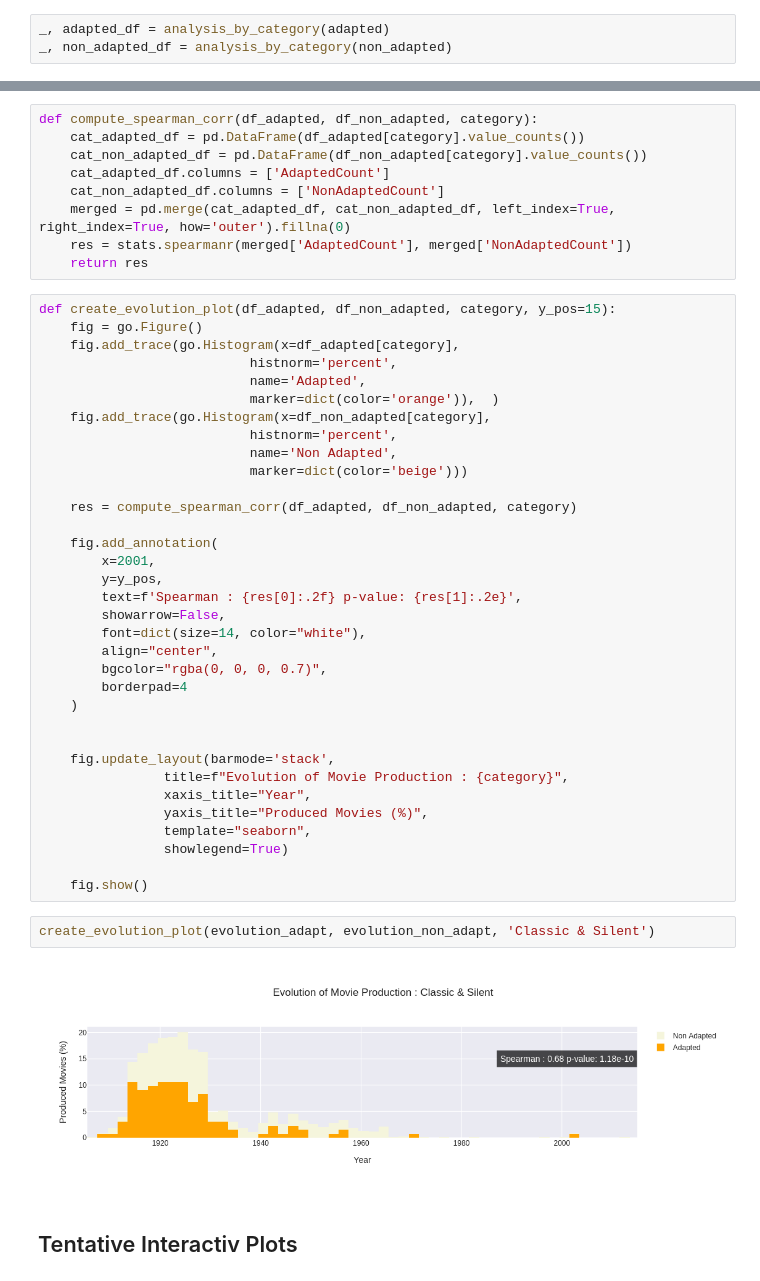
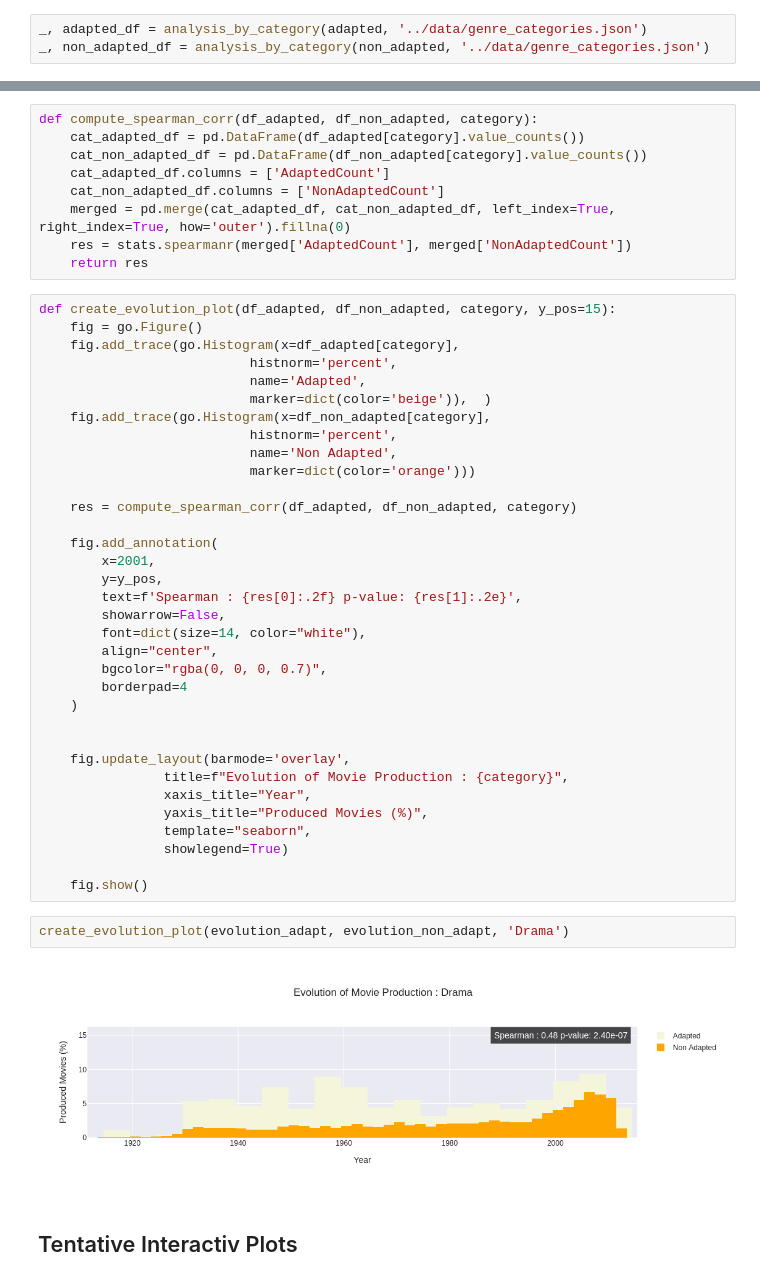
Before and after one commit to epfl-ada/ada-2024-project-padamalgame, a Jupyter notebook: src/evolution_category_analysis.ipynb, the cells around one changed output, grey strips where cells are left out. Saved outputs shown, nothing was run; the diff lists cells and outputs as text.

```diff
--- a/src/evolution_category_analysis.ipynb
+++ b/src/evolution_category_analysis.ipynb
@@ -19,8 +19,8 @@ non_adapted = all_movies[~all_movies['wikipedia_id'].isin(adapted['wikipedia_id'
 # %% [markdown]
 ## Category Analysis Evolution
 # %%
-_, adapted_df = analysis_by_category(adapted)
-_, non_adapted_df = analysis_by_category(non_adapted)
+_, adapted_df = analysis_by_category(adapted, '../data/genre_categories.json')
+_, non_adapted_df = analysis_by_category(non_adapted, '../data/genre_categories.json')
 # %%
 adapted_df = adapted_df[~adapted_df.index.duplicated(keep='first')]
 non_adapted_df = non_adapted_df[~non_adapted_df.index.duplicated(keep='first')]
@@ -90,11 +90,11 @@ def create_evolution_plot(df_adapted, df_non_adapted, category, y_pos=15):
     fig.add_trace(go.Histogram(x=df_adapted[category],
                            histnorm='percent',
                            name='Adapted',
-                           marker=dict(color='orange')),  )
+                           marker=dict(color='beige')),  )
     fig.add_trace(go.Histogram(x=df_non_adapted[category],
                            histnorm='percent',
                            name='Non Adapted',
-                           marker=dict(color='beige')))
+                           marker=dict(color='orange')))
 
     res = compute_spearman_corr(df_adapted, df_non_adapted, category)
 
@@ -110,7 +110,7 @@ def create_evolution_plot(df_adapted, df_non_adapted, category, y_pos=15):
     )
 
 
-    fig.update_layout(barmode='stack',
+    fig.update_layout(barmode='overlay',
                 title=f"Evolution of Movie Production : {category}",
                 xaxis_title="Year",
                 yaxis_title="Produced Movies (%)",
@@ -119,9 +119,9 @@ def create_evolution_plot(df_adapted, df_non_adapted, category, y_pos=15):
 
     fig.show()
 # %%
-create_evolution_plot(evolution_adapt, evolution_non_adapt, 'Classic & Silent')
+create_evolution_plot(evolution_adapt, evolution_non_adapt, 'Drama')
 # %% [output]
-[figure, old version]
+[figure, new version]
 # %% [markdown]
 ## Tentative Interactiv Plots
 # %%
```
Also changed, not shown: parts of 3 cells of this notebook, 3 other files.
